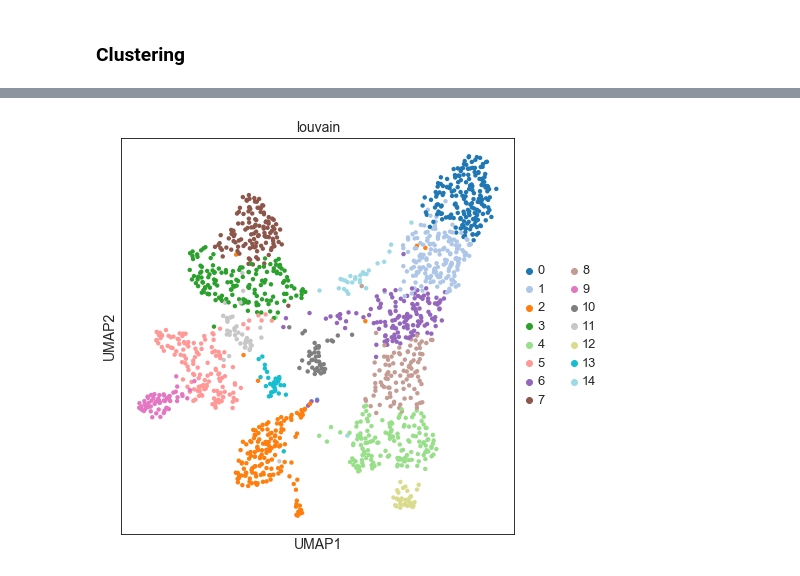
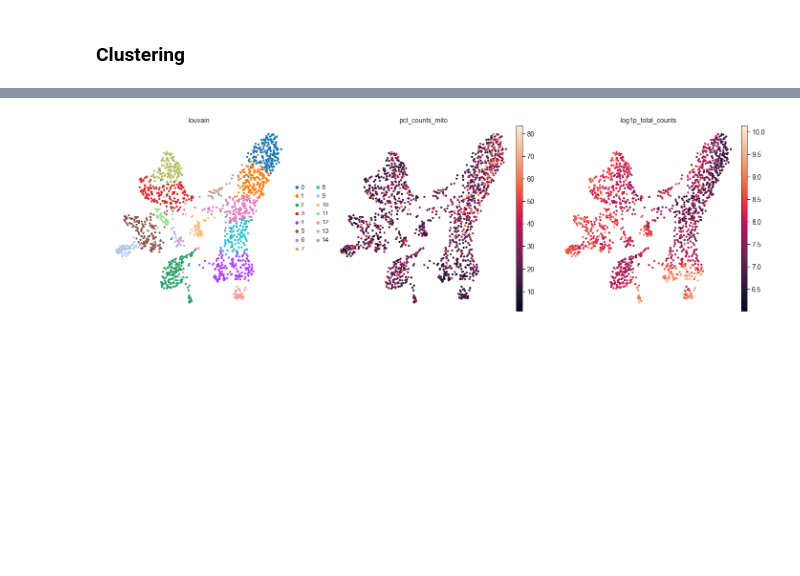
Before and after one commit to codyheiser/dropkick, a Jupyter notebook: testing/2771-AS-2-CTTGTA_S2_baggingtest.ipynb, the cells around one changed output, grey strips where cells are left out. Drawn from its saved outputs; the diff is of its cells as text; code cells hidden in the pictures; blank space fills up the shorter version.

```diff
--- a/testing/2771-AS-2-CTTGTA_S2_baggingtest.ipynb
+++ b/testing/2771-AS-2-CTTGTA_S2_baggingtest.ipynb
@@ -306,4 +320,4 @@ sc.tl.louvain(s1_gold, resolution=1.8, random_state=18)
 # %%
-sc.pl.umap(s1_gold, color=['louvain'], palette='tab20')
+sc.pl.umap(s1_gold, color=['louvain','pct_counts_mito','log1p_total_counts'], frameon=False)
 # %% [output]
-[figure, old version]
+[figure, new version]
```
Also changed, not shown: parts of 17 cells of this notebook, 10 other files.
